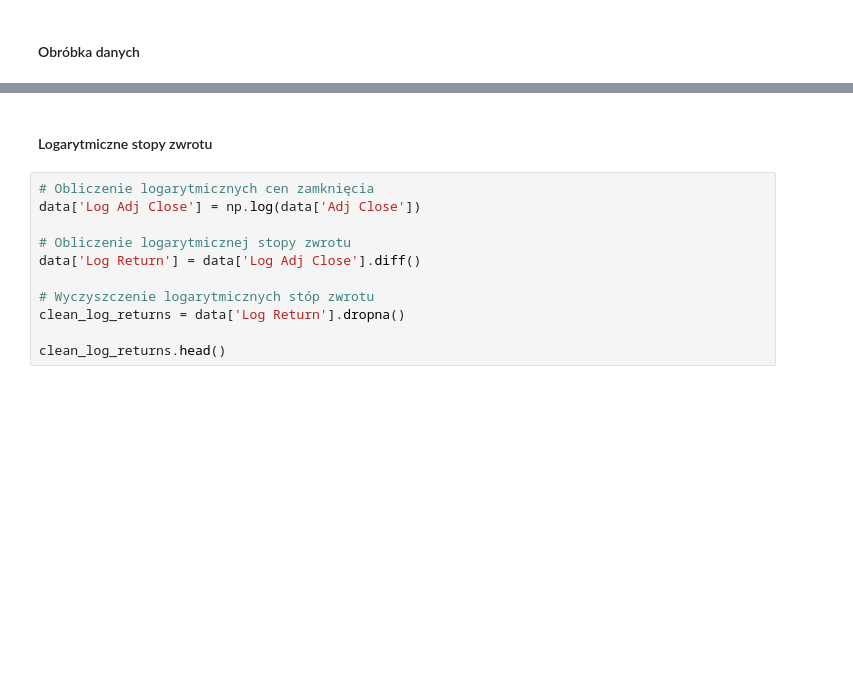
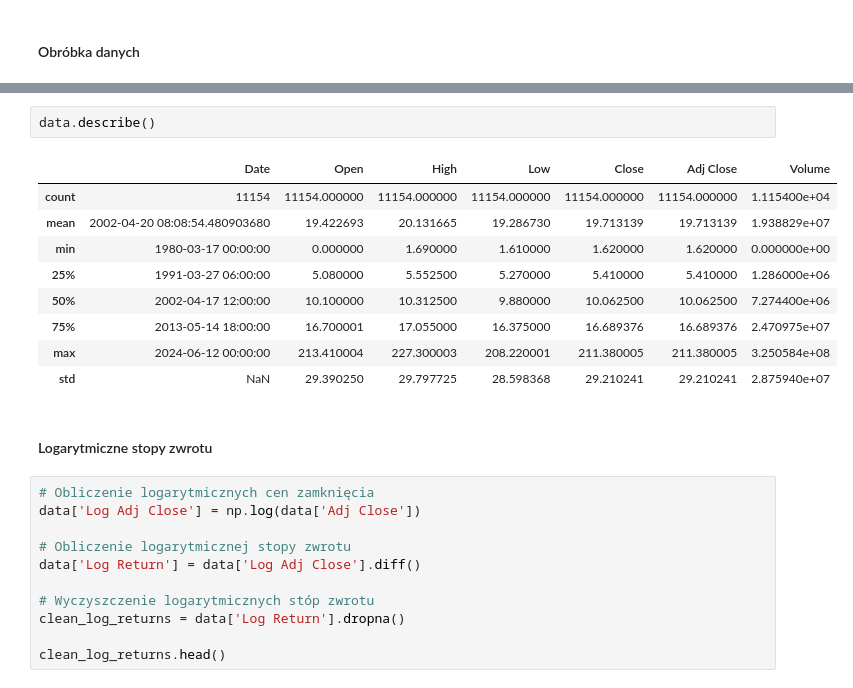
Before and after one commit to dawidgrabarczyk/stock-time-series-analysis, a Jupyter notebook: amd.ipynb, the cells around one changed output, grey strips where cells are left out. Cells and saved outputs as stored; diff of their text form; blank space fills up the shorter version.

```diff
--- a/amd.ipynb
+++ b/amd.ipynb
@@ -34,3 +48,15 @@ data.head()
+# %%
+data.describe()
+# %% [output]
+|  | Date | Open | High | Low | Close | Adj Close | Volume |
+| count | 11154 | 11154.000000 | 11154.000000 | 11154.000000 | 11154.000000 | 11154.000000 | 1.115400e+04 |
+| mean | 2002-04-20 08:08:54.480903680 | 19.422693 | 20.131665 | 19.286730 | 19.713139 | 19.713139 | 1.938829e+07 |
+| min | 1980-03-17 00:00:00 | 0.000000 | 1.690000 | 1.610000 | 1.620000 | 1.620000 | 0.000000e+00 |
+| 25% | 1991-03-27 06:00:00 | 5.080000 | 5.552500 | 5.270000 | 5.410000 | 5.410000 | 1.286000e+06 |
+| 50% | 2002-04-17 12:00:00 | 10.100000 | 10.312500 | 9.880000 | 10.062500 | 10.062500 | 7.274400e+06 |
+| 75% | 2013-05-14 18:00:00 | 16.700001 | 17.055000 | 16.375000 | 16.689376 | 16.689376 | 2.470975e+07 |
+| max | 2024-06-12 00:00:00 | 213.410004 | 227.300003 | 208.220001 | 211.380005 | 211.380005 | 3.250584e+08 |
+| std | NaN | 29.390250 | 29.797725 | 28.598368 | 29.210241 | 29.210241 | 2.875940e+07 |
 # %% [markdown]
 #### Logarytmiczne stopy zwrotu
 # %%
```
Also changed, not shown: parts of 8 cells of this notebook.
